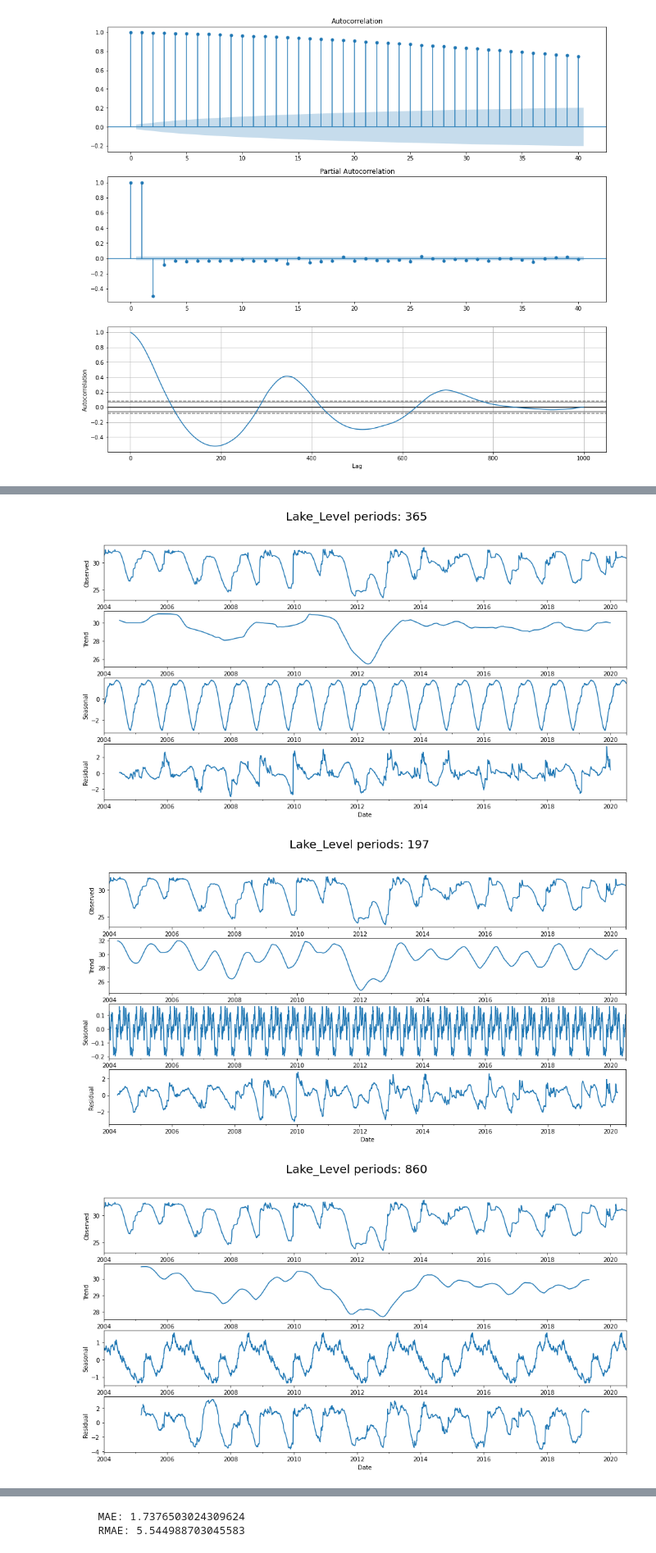
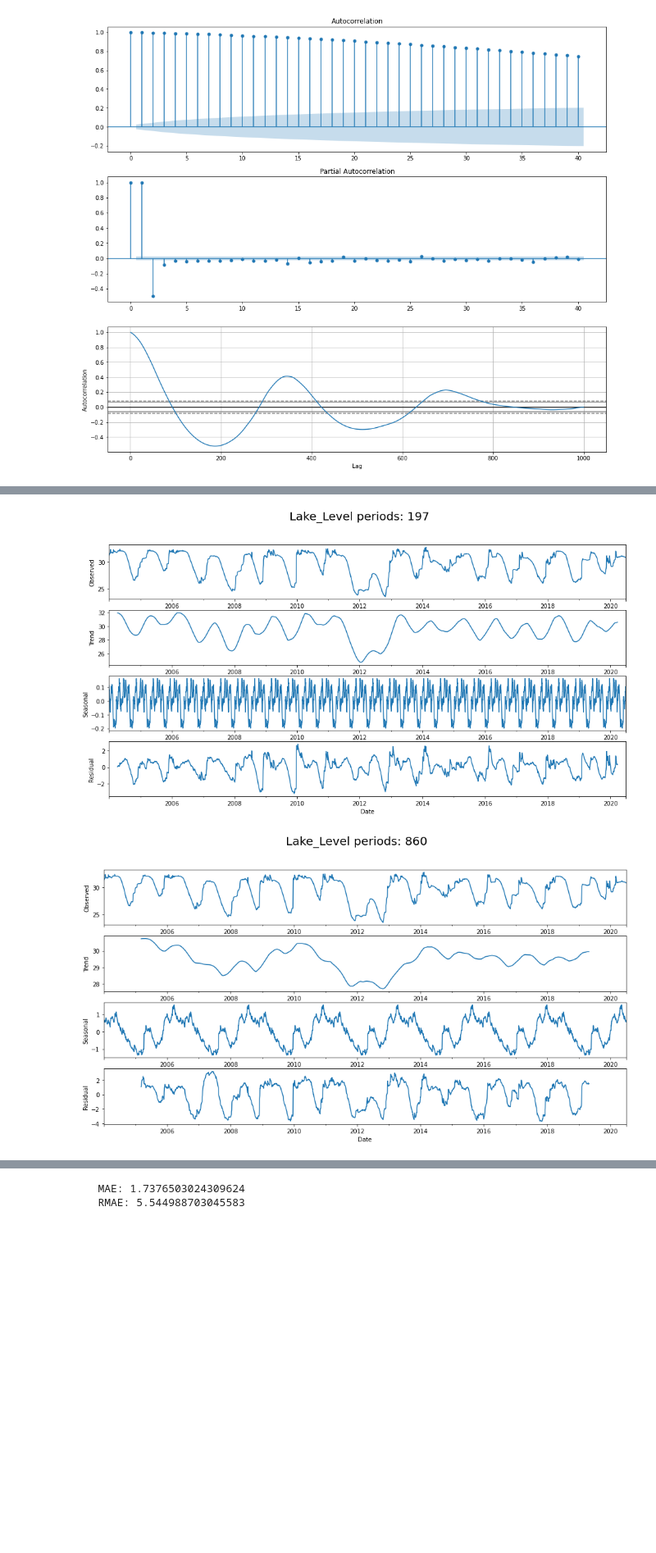
Before and after one commit to KlemenKozelj/master_thesis, a Jupyter notebook: 02_Lake_Bilancino_Time_Series.ipynb, the cells around one changed output, grey strips where cells are left out. Shown at 82% size. Drawn from its saved outputs; the diff is of its cells as text; code cells hidden in the pictures; blank space fills up the shorter version.

```diff
--- a/02_Lake_Bilancino_Time_Series.ipynb
+++ b/02_Lake_Bilancino_Time_Series.ipynb
@@ -124,7 +124,6 @@ def seasonal_decompose_plot(series, period=False):
     ax[3].set_ylabel('Residual')
 
 seasonal_decompose_plot(df['Lake_Level'])
-seasonal_decompose_plot(df['Lake_Level'], 365)
 seasonal_decompose_plot(df['Lake_Level'], months)
 seasonal_decompose_plot(df['Lake_Level'], weeks)
 # %% [output]
@@ -132,6 +131,5 @@ seasonal_decompose_plot(df['Lake_Level'], weeks)
-[figure, old version]
+[figure, new version]
-[figure, old version]
+[figure, new version]
-[figure, removed]
 # %%
 # STATIONARITY
 # Stationarity check means that we have constant mean and variance of the data over the time.
```
Also changed, not shown: parts of 15 cells of this notebook.
